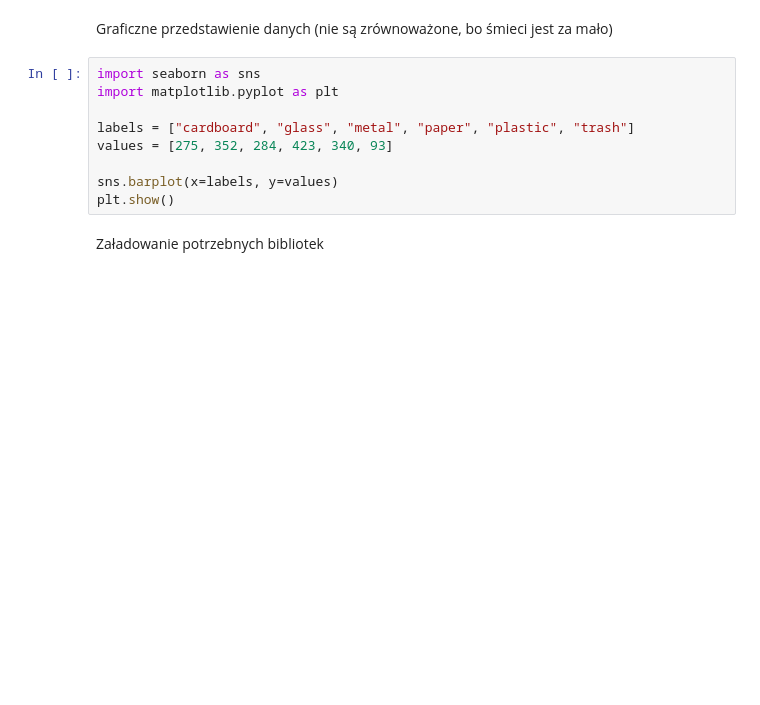
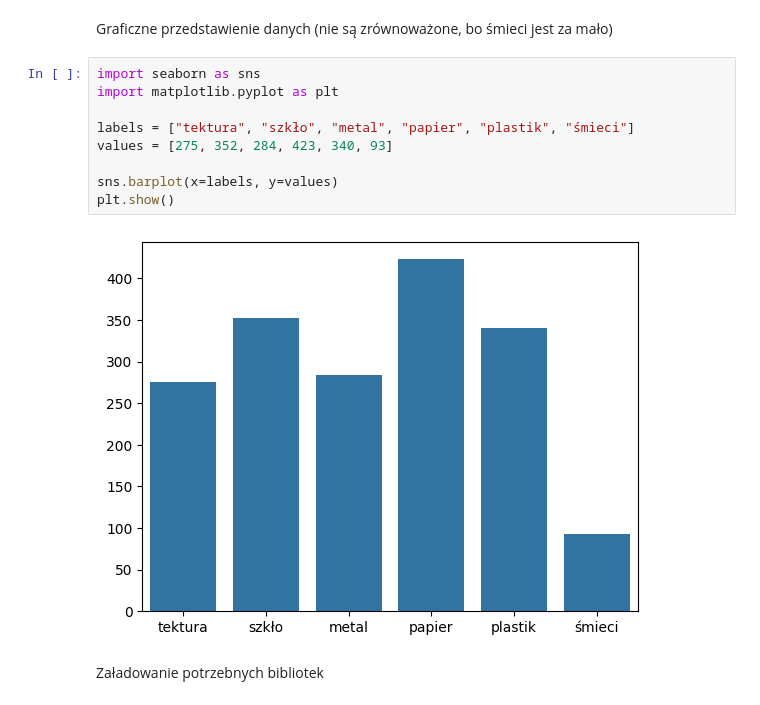
Before and after one commit to misios567/zadanie_rekrutacyjne, a Jupyter notebook: zadanie.ipynb, the cells around one changed output. Drawn from its saved outputs; the diff is of its cells as text; blank space fills up the shorter version.

```diff
--- a/zadanie.ipynb
+++ b/zadanie.ipynb
@@ -63,12 +81,14 @@ Graficzne przedstawienie danych (nie są zrównoważone, bo śmieci jest za mał
 # %%
 import seaborn as sns
 import matplotlib.pyplot as plt
 
-labels = ["cardboard", "glass", "metal", "paper", "plastic", "trash"]
+labels = ["tektura", "szkło", "metal", "papier", "plastik", "śmieci"]
 values = [275, 352, 284, 423, 340, 93]
 
 sns.barplot(x=labels, y=values)
 plt.show()
+# %% [output]
+[figure, added]
 # %% [markdown]
 Załadowanie potrzebnych bibliotek
 # %%
```
Also changed, not shown: parts of 11 cells of this notebook.
